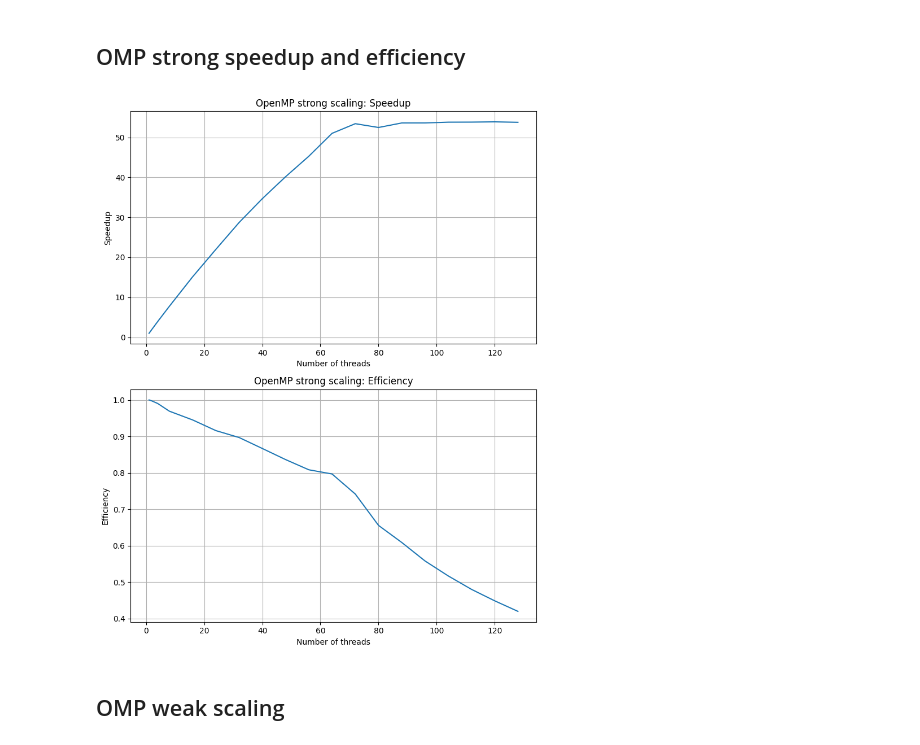
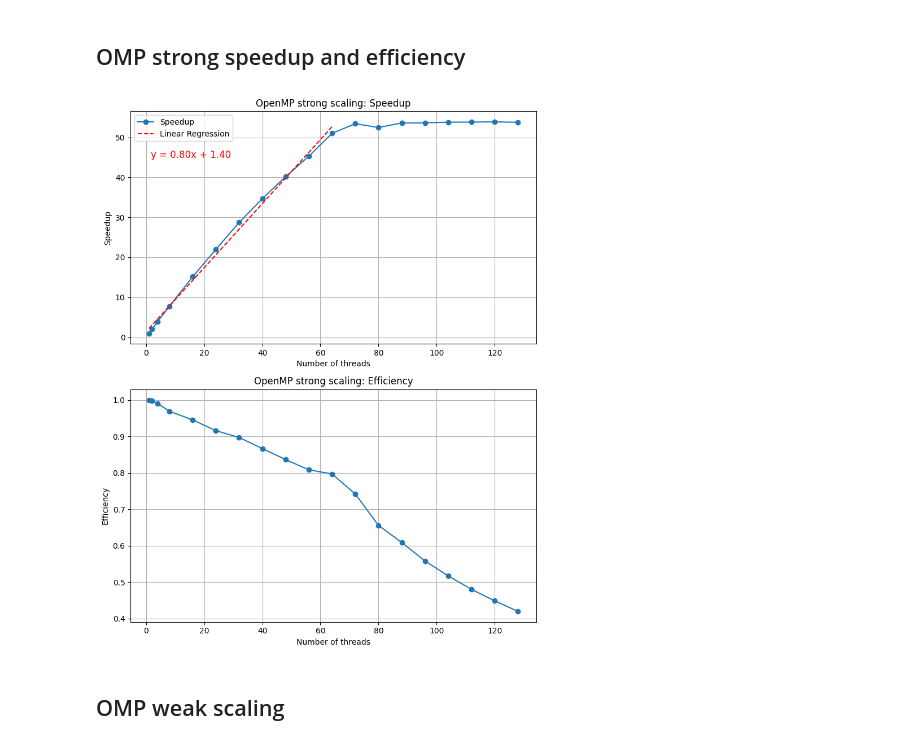
Before and after one commit to mzampar/High_Performance_Computing_2023, a Jupyter notebook: Excercise_2_c/scaling/results/analysis.ipynb, the cells around one changed output. Cells and saved outputs as stored; diff of their text form; code cells hidden in the pictures.

```diff
--- a/Excercise_2_c/scaling/results/analysis.ipynb
+++ b/Excercise_2_c/scaling/results/analysis.ipynb
@@ -53,28 +53,53 @@ plt.show()
 # %% [markdown]
 ## OMP strong speedup and efficiency
 # %%
-# Create a figure with two subplots
-fig, ax1 = plt.subplots(2, 1, figsize=(8, 10))  # 2 rows, 1 column of subplots
+import numpy as np
 
-# Plot Speedup on the first subplot
-ax1[0].plot(mean_times.index, mean_times['Elapsed Time(s)'].iloc[0] / mean_times['Elapsed Time(s)'])
+serial_time = mean_times['Elapsed Time(s)'].iloc[0]
+
+fig, ax1 = plt.subplots(2, 1, figsize=(8, 10))
+
+# Plot speedup with points
+speedup = serial_time / mean_times['Elapsed Time(s)']
+ax1[0].plot(mean_times.index, speedup, '-o', label='Speedup')
 ax1[0].set_xlabel('Number of threads')
 ax1[0].set_ylabel('Speedup')
 ax1[0].set_title('OpenMP strong scaling: Speedup')
 ax1[0].grid()
 
-# Plot Efficiency on the second subplot
-ax1[1].plot(mean_times.index, serial_time / (mean_times['Elapsed Time(s)'] * mean_times.index))
+# Perform linear regression on the first half of the data points
+
+x = mean_times.index[:11]
+y = speedup[:11]
+
+# Fit a linear model: y = m * x + b
+coefficients = np.polyfit(x, y, 1)
+linear_model = np.poly1d(coefficients)
+
+# Plot the regression line on the same plot
+ax1[0].plot(x, linear_model(x), 'r--', label='Linear Regression')
+
+# Display the coefficients (slope and intercept)
+slope, intercept = coefficients
+ax1[0].text(0.05, 0.8, f'y = {slope:.2f}x + {intercept:.2f}', transform=ax1[0].transAxes, color='red', fontsize=12)
+
+# Add legend
+ax1[0].legend()
+
+# Show the plot
+plt.tight_layout()
+
+# Plot efficiency in the second subplot (without regression here)
+ax1[1].plot(mean_times.index, serial_time / (mean_times['Elapsed Time(s)'] * mean_times.index), '-o', label='Efficiency')
 ax1[1].set_xlabel('Number of threads')
 ax1[1].set_ylabel('Efficiency')
 ax1[1].set_title('OpenMP strong scaling: Efficiency')
 ax1[1].grid()
 
-# Show the combined plots
 plt.tight_layout()
 plt.show()
 # %% [output]
-[figure, old version]
+[figure, new version]
 # %% [markdown]
 ## OMP weak scaling
 # %%
```
Also changed, not shown: 1 other file.
